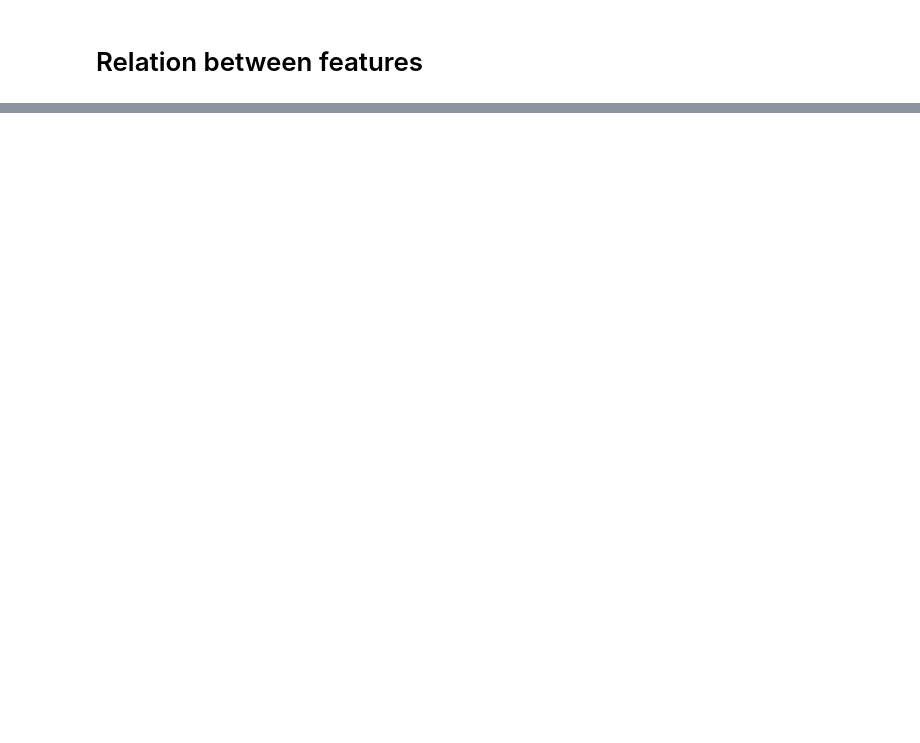
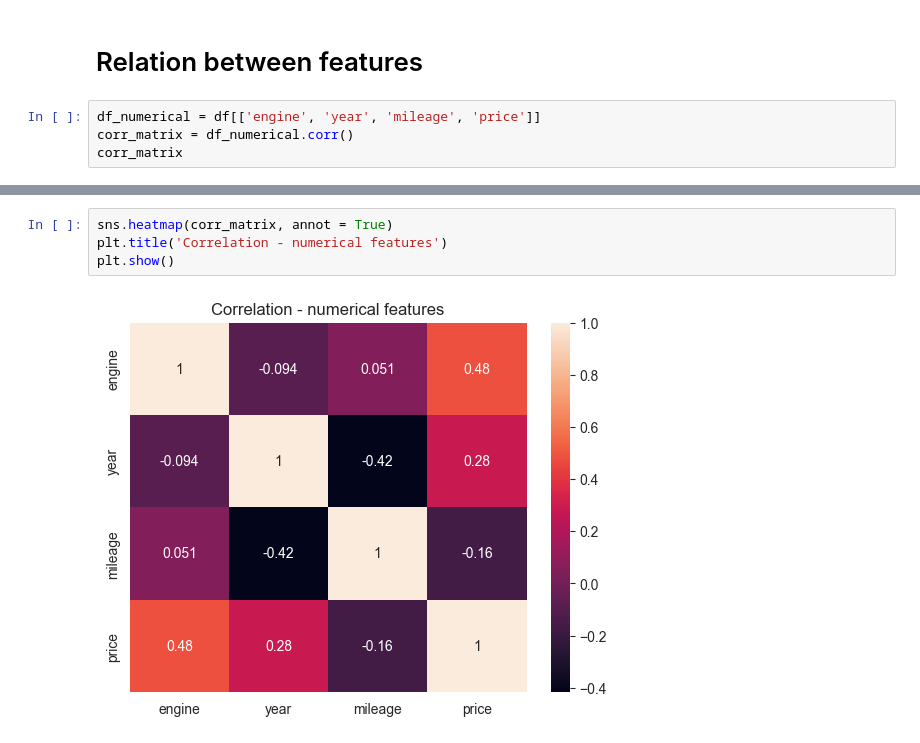
Before and after one commit to RadimCech/LSM1_projekt, a Jupyter notebook: script.ipynb, the cells around one changed output, grey strips where cells are left out. Saved outputs shown, nothing was run; the diff lists cells and outputs as text; blank space fills up the shorter version.

```diff
--- a/script.ipynb
+++ b/script.ipynb
@@ -216,2 +229,6 @@ plt.show()
 # %% [markdown]
 # Relation between features
+# %%
+df_numerical = df[['engine', 'year', 'mileage', 'price']]
+corr_matrix = df_numerical.corr()
+corr_matrix
@@ -217,0 +241,6 @@ plt.show()
+# %%
+sns.heatmap(corr_matrix, annot = True)
+plt.title('Correlation - numerical features')
+plt.show()
+# %% [output]
+[figure, added]
```
Also changed, not shown: parts of 7 cells of this notebook.
